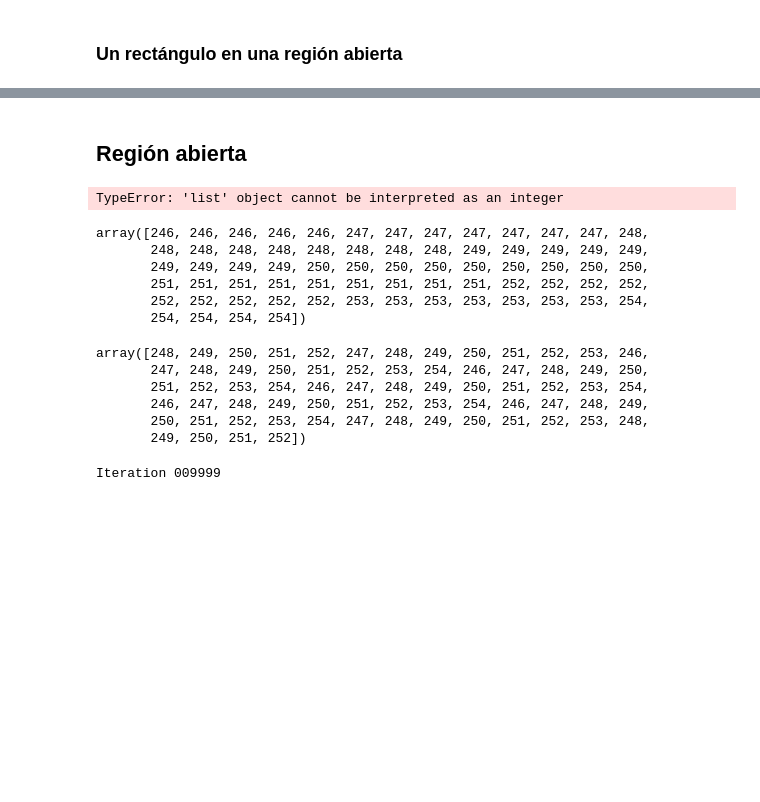
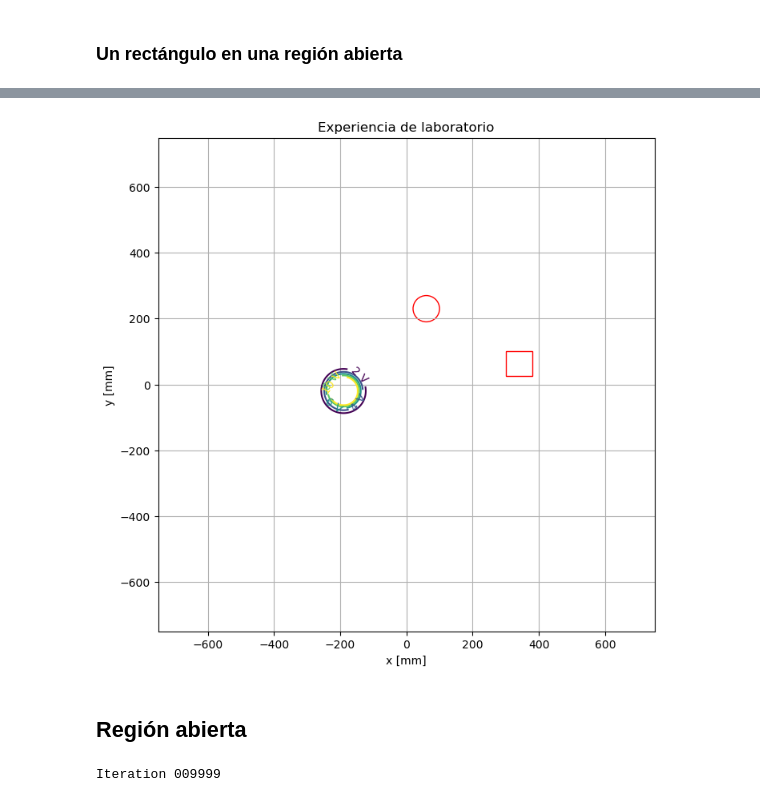
Before and after one commit to epplugins/UTN, a Jupyter notebook: electromagnetismo/em_potencial.ipynb, the cells around one changed output, grey strips where cells are left out. Saved outputs shown, nothing was run; the diff lists cells and outputs as text; code cells hidden in the pictures; blank space fills up the shorter version.

```diff
--- a/electromagnetismo/em_potencial.ipynb
+++ b/electromagnetismo/em_potencial.ipynb
@@ -350,46 +383,22 @@ ax.clabel(CSc, inline=True, fontsize=10)
+# %%
+# levels = np.arange(100,1400,200)
+levels = [2,4,6,8,10]
+# levels = 5
+# roi = (180, 150, 100)
+roi = (0, 0, 0)
+titulo = "Experiencia de laboratorio"
+figsize = (8,8)
+EF = False
+density =3
+
+patches = [plt.Circle((xc,yc), R, ec='red', fc='None'), plt.Rectangle((xs1,ys1), xs2-xs1, ys2-ys1, ec='red', fc='None')]
+
+E = P_conductores(V, dim, levels = levels, roi=roi, figsize=figsize, titulo=titulo,
+                EF=EF, density=density, patches=patches)
+# %% [output]
+[figure, added]
 # %% [markdown]
 ## Región abierta
-# %%
-V = np.array([
-    [1,1,2,2,3,3,4,4],
-    [11,11,22,22,33,33,44,44],
-    [-1,-1,-2,-2,-3,-3,-4,-4],
-    [10,10,20,20,30,30,40,40],
-    [100,100,200,200,300,300,400,400]], dtype=float)
-
-x1 = 1
-x2 = 3
-y1 = 3
-y2 = 6
-
-x = np.arange(x1, x2+1)
-y = np.arange(y1, y2+1)
-X, Y = np.meshgrid(x, y)
-conductores = np.array([
-    [[X], [Y], [12]],
-])
-conductores
-# %% [output]
-TypeError: 'list' object cannot be interpreted as an integer
-# %%
-rr,cc = disk((250,250),5)
-rr
-# %% [output]
-array([246, 246, 246, 246, 246, 247, 247, 247, 247, 247, 247, 247, 248,
-       248, 248, 248, 248, 248, 248, 248, 248, 249, 249, 249, 249, 249,
-       249, 249, 249, 249, 250, 250, 250, 250, 250, 250, 250, 250, 250,
-       251, 251, 251, 251, 251, 251, 251, 251, 251, 252, 252, 252, 252,
-       252, 252, 252, 252, 252, 253, 253, 253, 253, 253, 253, 253, 254,
-       254, 254, 254, 254])
-# %%
-cc
-# %% [output]
-array([248, 249, 250, 251, 252, 247, 248, 249, 250, 251, 252, 253, 246,
-       247, 248, 249, 250, 251, 252, 253, 254, 246, 247, 248, 249, 250,
-       251, 252, 253, 254, 246, 247, 248, 249, 250, 251, 252, 253, 254,
-       246, 247, 248, 249, 250, 251, 252, 253, 254, 246, 247, 248, 249,
-       250, 251, 252, 253, 254, 247, 248, 249, 250, 251, 252, 253, 248,
-       249, 250, 251, 252])
 # %%
 ys1 = 220
 ys2 = 300
```
Also changed, not shown: parts of 37 cells of this notebook.
